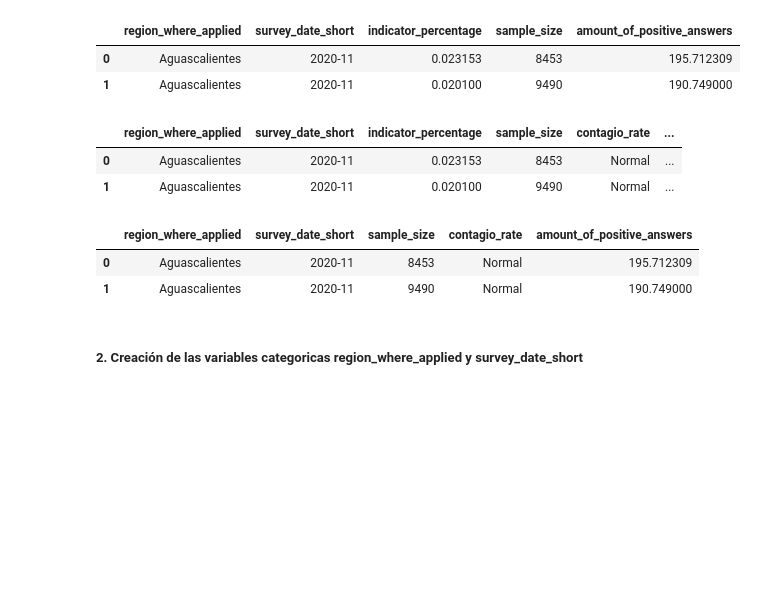
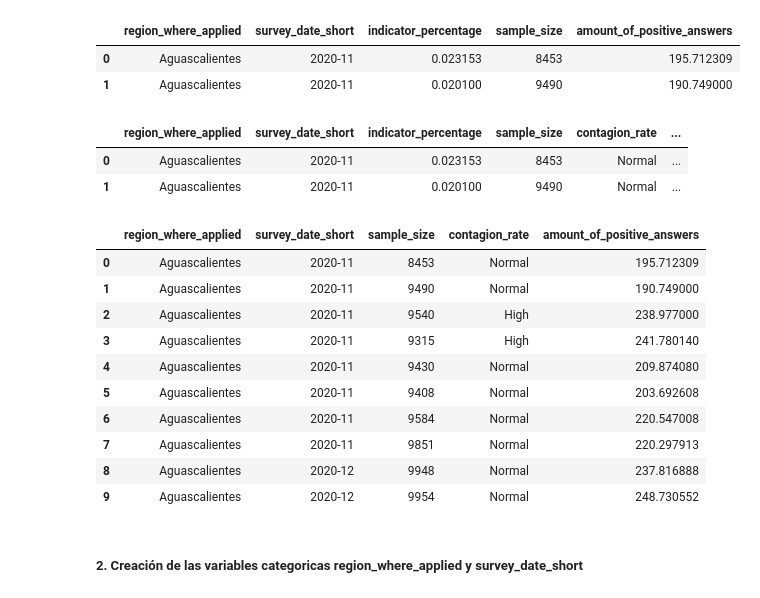
Before and after one commit to CarlosJiZe/Prueba, a Jupyter notebook: Copia_de_Notebook_Proyecto_final_(Data_Science_F3,_M1).ipynb, the cells around one changed output. Saved outputs shown, nothing was run; the diff lists cells and outputs as text; code cells hidden in the pictures; blank space fills up the shorter version.

```diff
--- a/Copia_de_Notebook_Proyecto_final_(Data_Science_F3,_M1).ipynb
+++ b/Copia_de_Notebook_Proyecto_final_(Data_Science_F3,_M1).ipynb
@@ -1003,24 +1011,32 @@ df_1_covid_19.head(2)
 
 valores=[0,0.0125,0.025,0.375,math.inf]
 categorias=['Low','Normal','High','Very high']
-contagio_rate=pd.cut(x=df_1_covid_19['indicator_percentage'],bins=valores,labels=categorias)
+contagion_rate=pd.cut(x=df_1_covid_19['indicator_percentage'],bins=valores,labels=categorias)
 df_1_covid_19_02=df_1_covid_19.copy()
-df_1_covid_19_02.insert(4,'contagio_rate',contagio_rate)
+df_1_covid_19_02.insert(4,'contagion_rate',contagion_rate)
 # %%
 df_1_covid_19_02.head(2)
 # %% [output]
-|  | region_where_applied | survey_date_short | indicator_percentage | sample_size | contagio_rate | ... |
+|  | region_where_applied | survey_date_short | indicator_percentage | sample_size | contagion_rate | ... |
 | 0 | Aguascalientes | 2020-11 | 0.023153 | 8453 | Normal | ... |
 | 1 | Aguascalientes | 2020-11 | 0.020100 | 9490 | Normal | ... |
 # %%
 # Por último eliminamos la columna de indicator_percentage que es de covid_19
 df_1_covid_19_categorico=df_1_covid_19_02.copy()
 del(df_1_covid_19_categorico['indicator_percentage'])
-df_1_covid_19_categorico.head(2) #Así quedo lista la variable categorica
+df_1_covid_19_categorico.head(10) #Así quedo lista la variable categorica
 # %% [output]
-|  | region_where_applied | survey_date_short | sample_size | contagio_rate | amount_of_positive_answers |
+|  | region_where_applied | survey_date_short | sample_size | contagion_rate | amount_of_positive_answers |
 | 0 | Aguascalientes | 2020-11 | 8453 | Normal | 195.712309 |
 | 1 | Aguascalientes | 2020-11 | 9490 | Normal | 190.749000 |
+| 2 | Aguascalientes | 2020-11 | 9540 | High | 238.977000 |
+| 3 | Aguascalientes | 2020-11 | 9315 | High | 241.780140 |
+| 4 | Aguascalientes | 2020-11 | 9430 | Normal | 209.874080 |
+| 5 | Aguascalientes | 2020-11 | 9408 | Normal | 203.692608 |
+| 6 | Aguascalientes | 2020-11 | 9584 | Normal | 220.547008 |
+| 7 | Aguascalientes | 2020-11 | 9851 | Normal | 220.297913 |
+| 8 | Aguascalientes | 2020-12 | 9948 | Normal | 237.816888 |
+| 9 | Aguascalientes | 2020-12 | 9954 | Normal | 248.730552 |
 # %% [markdown]
 ##### **2. Creación de las variables categoricas region_where_applied y survey_date_short**
 # %% [markdown]
```
Also changed, not shown: parts of 15 cells of this notebook.
